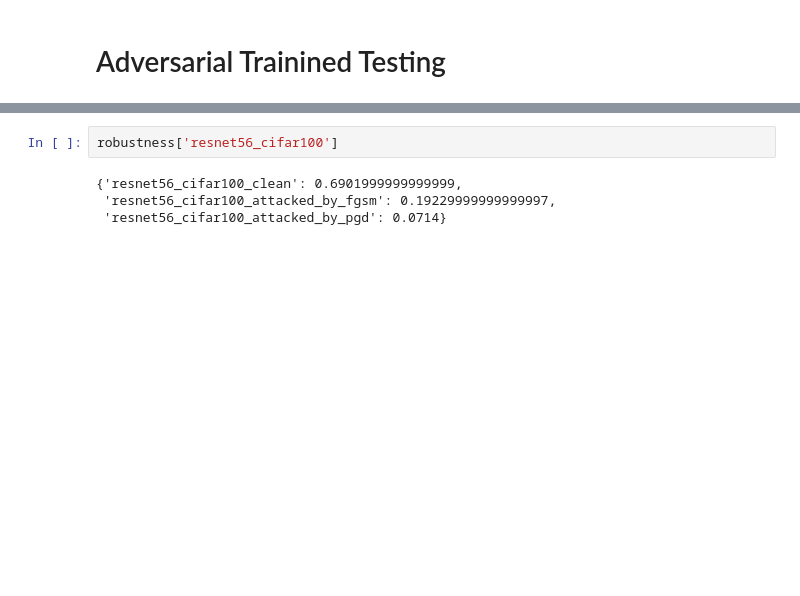
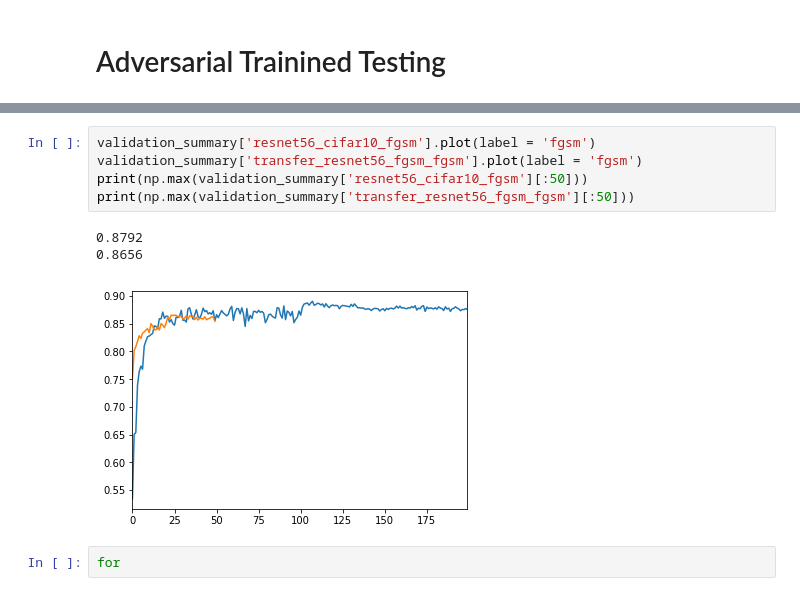
Before and after one commit to nanton96/An-Empirical-Evaluation-of-Adversarial-Robustness-under-Transfer-Learning, a Jupyter notebook: notebooks/Testing_Results_2.ipynb, the cells around one changed output, grey strips where cells are left out. Cells and saved outputs as stored; diff of their text form; blank space fills up the shorter version.

Commit message:
Uploading last transfer_learning

```diff
--- a/notebooks/Testing_Results_2.ipynb
+++ b/notebooks/Testing_Results_2.ipynb
@@ -178,6 +210,11 @@ NameError: name 'torch' is not defined
-# %%
-robustness['resnet56_cifar100']
-# %% [output]
-{'resnet56_cifar100_clean': 0.6901999999999999,
- 'resnet56_cifar100_attacked_by_fgsm': 0.19229999999999997,
- 'resnet56_cifar100_attacked_by_pgd': 0.0714}
+# %%
+validation_summary['resnet56_cifar10_fgsm'].plot(label = 'fgsm')
+validation_summary['transfer_resnet56_fgsm_fgsm'].plot(label = 'fgsm')
+print(np.max(validation_summary['resnet56_cifar10_fgsm'][:50]))
+print(np.max(validation_summary['transfer_resnet56_fgsm_fgsm'][:50]))
+# %% [output]
+0.8792
+0.8656
+[figure, added]
+# %%
+for
```
Also changed, not shown: parts of 1 cell of this notebook, 5 other files.
